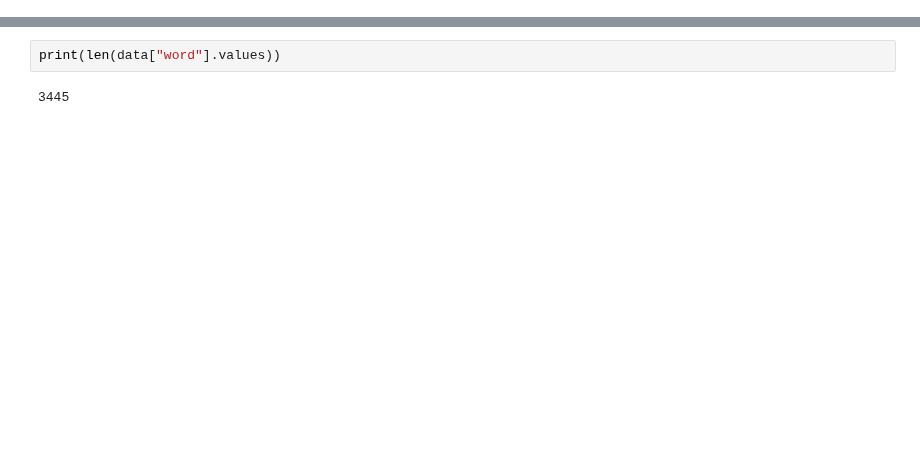
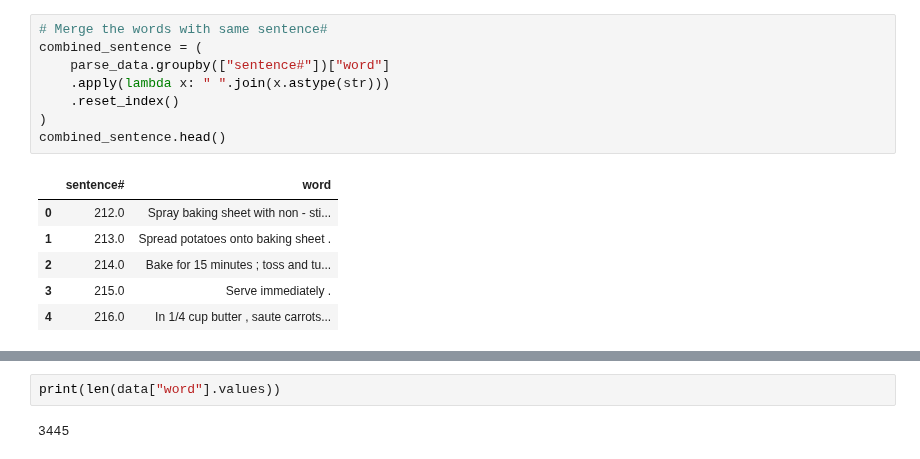
Before and after one commit to sheldonsebastian/NLP-Project, a Jupyter notebook: CRF-Suite.ipynb, the cells around one changed output, grey strips where cells are left out. Saved outputs shown, nothing was run; the diff lists cells and outputs as text; blank space fills up the shorter version.

```diff
--- a/CRF-Suite.ipynb
+++ b/CRF-Suite.ipynb
@@ -75,0 +115,15 @@ data.head(10)
+# %%
+# Merge the words with same sentence#
+combined_sentence = (
+    parse_data.groupby(["sentence#"])["word"]
+    .apply(lambda x: " ".join(x.astype(str)))
+    .reset_index()
+)
+combined_sentence.head()
+# %% [output]
+|  | sentence# | word |
+| 0 | 212.0 | Spray baking sheet with non - sti... |
+| 1 | 213.0 | Spread potatoes onto baking sheet . |
+| 2 | 214.0 | Bake for 15 minutes ; toss and tu... |
+| 3 | 215.0 | Serve immediately . |
+| 4 | 216.0 | In 1/4 cup butter , saute carrots... |
```
Also changed, not shown: parts of 11 cells of this notebook.
